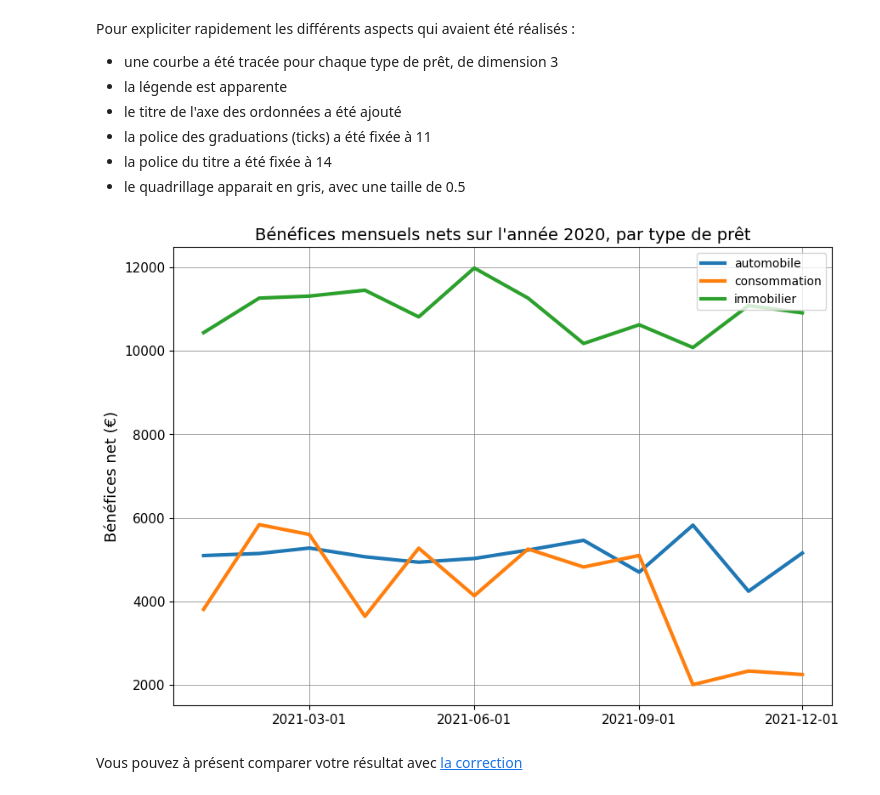
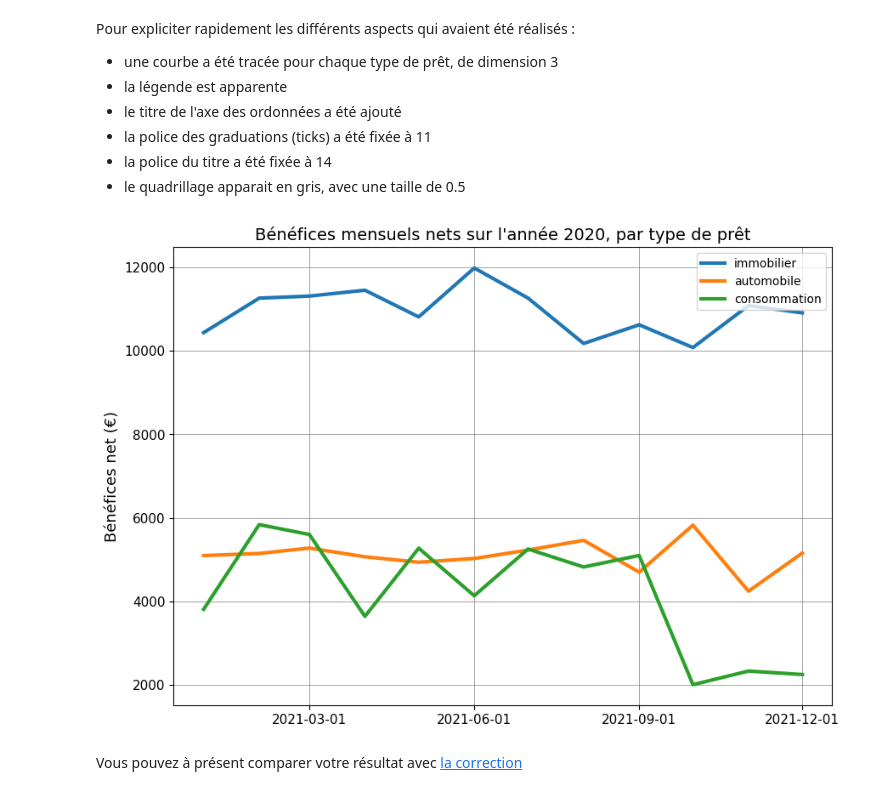
Before and after one commit to Shams-Kcode/OpenClassrooms, a Jupyter notebook: notebooks/P3/P3C3 - Personnalisez vos graphiques avec Matplotlib.ipynb, the cells around one changed output. Drawn from its saved outputs; the diff is of its cells as text; code cells hidden in the pictures.

```diff
--- a/notebooks/P3/P3C3 - Personnalisez vos graphiques avec Matplotlib.ipynb
+++ b/notebooks/P3/P3C3 - Personnalisez vos graphiques avec Matplotlib.ipynb
@@ -32,16 +32,16 @@ Pour expliciter rapidement les différents aspects qui avaient été réalisés
 - le quadrillage apparait en gris, avec une taille de 0.5
 # %%
 plt.figure(figsize=(10,7))
-plt.plot(CA['date'], CA[['automobile', 'consommation', 'immobilier']],
-         label=['automobile', 'consommation', 'immobilier'], linewidth=3)
+plt.plot(CA['date'], CA[['immobilier', 'automobile', 'consommation']],
+         label=['immobilier', 'automobile', 'consommation'], linewidth=3)
 plt.legend(loc='upper right')
 plt.title("Bénéfices mensuels nets sur l'année 2020, par type de prêt", fontsize=14)
 plt.ylabel("Bénéfices net (€)", fontsize=13)
 plt.xticks(["2021-03-01", "2021-06-01", "2021-09-01", "2021-12-01"], fontsize=11)
 plt.yticks(fontsize=11)
 plt.grid(color='gray', linestyle='-', linewidth=0.5)
 plt.show()
 # %% [output]
-[figure, old version]
+[figure, new version]
 # %% [markdown]
 Vous pouvez à présent comparer votre résultat avec [la correction](https://colab.research.google.com/github/OpenClassrooms-Student-Center/fr-4452741-decouvrez-les-librairies-python-pour-la-data-science/blob/main/notebooks/P3/P3C3%20-%20Personnalisez%20vos%20graphiques%20avec%20Matplotlib%20-%20correction.ipynb)
```
